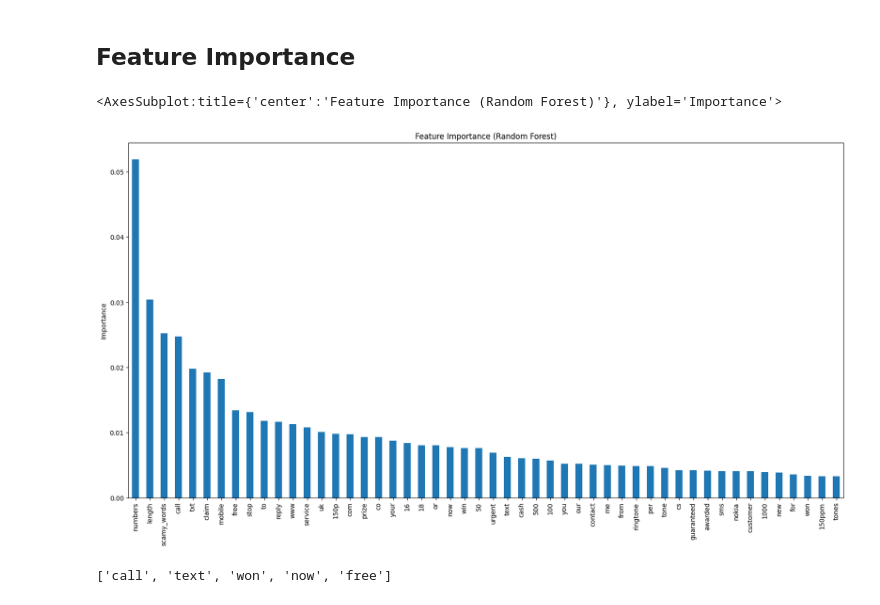
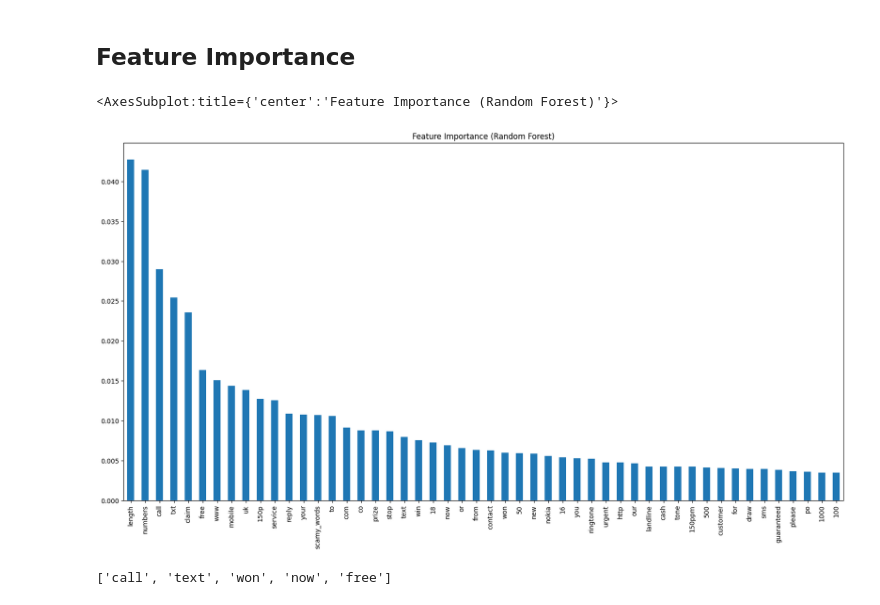
Before and after one commit to ChngYuanLongRandy/SpamOrHam, a Jupyter notebook: eda-redo.ipynb, the cells around one changed output. Drawn from its saved outputs; the diff is of its cells as text; code cells hidden in the pictures.

```diff
--- a/eda-redo.ipynb
+++ b/eda-redo.ipynb
@@ -47,0 +111,2 @@ test_df = pd.read_csv(test_path)
+# %%
+val_df, test_df = train_test_split(val_df,test_size=0.5,random_state=SEED, stratify=val_df['spam'])
@@ -48,2 +125,20 @@ test_df = pd.read_csv(test_path)
+# %%
+def return_train_val_test_sets(df:pd.DataFrame, test_size:float=TEST_SIZE, stratify:bool=True)->List[pd.DataFrame]:
+    """returns the train val test set, making the columns correct."""
+    df = pd.read_csv(data_path, encoding='ISO-8859-1')
+    df.drop(['Unnamed: 2','Unnamed: 3','Unnamed: 4'], axis=1, inplace= True)
+    df.columns = ['spam','text']
+    df.spam = df.spam.apply(lambda x: 0 if x == 'ham' else 1)
+
+    if stratify:
+        train_df, val_df = train_test_split(df,test_size=TEST_SIZE,random_state=SEED, stratify=df['spam'])
+        val_df, test_df = train_test_split(val_df,test_size=0.5,random_state=SEED, stratify=val_df['spam'])
+
+        return train_df, val_df, test_df
+    else:
+        train_df, val_df = train_test_split(df,test_size=TEST_SIZE,random_state=SEED)
+        val_df, test_df = train_test_split(val_df,test_size=0.5,random_state=SEED)
+
+        return train_df, val_df, test_df
 # %% [markdown]
 # EDA
@@ -728,3 +830,5 @@ test_df_val = pd.read_csv(test_path)
+# %%
+train_df_val , val_df_val , test_df_val = return_train_val_test_sets(df)
 # %%
 len(train_df_val)
 # %% [output]
@@ -1000,7 +1143,7 @@ original_col_names = list(train_df_val.columns)
 # %%
 original_col_names.remove('text')
 # %%
-original_col_names.remove('label')
+original_col_names.remove('spam')
 # %%
 col_names = list(tfidf.get_feature_names_out()) + original_col_names
 # %%
@@ -1008,10 +1151,10 @@ assert len(rfc.feature_importances_) == len(col_names)
 # %%
 important_features = pd.Series(data=rfc.feature_importances_, index=col_names)
 important_features.sort_values(ascending=False, inplace=True)
-important_features[:50].plot(kind="bar", title = 'Feature Importance (Random Forest)', ylabel = 'Importance', figsize=(20,10))
+important_features[:50].plot(kind="bar", title = 'Feature Importance (Random Forest)', y = 'Importance', figsize=(20,10))
 # %% [output]
-<AxesSubplot:title={'center':'Feature Importance (Random Forest)'}, ylabel='Importance'>
+<AxesSubplot:title={'center':'Feature Importance (Random Forest)'}>
-[figure, old version]
+[figure, new version]
 # %%
 scamy_words
 # %% [output]
```
Also changed, not shown: parts of 135 cells of this notebook, 1 other file.
